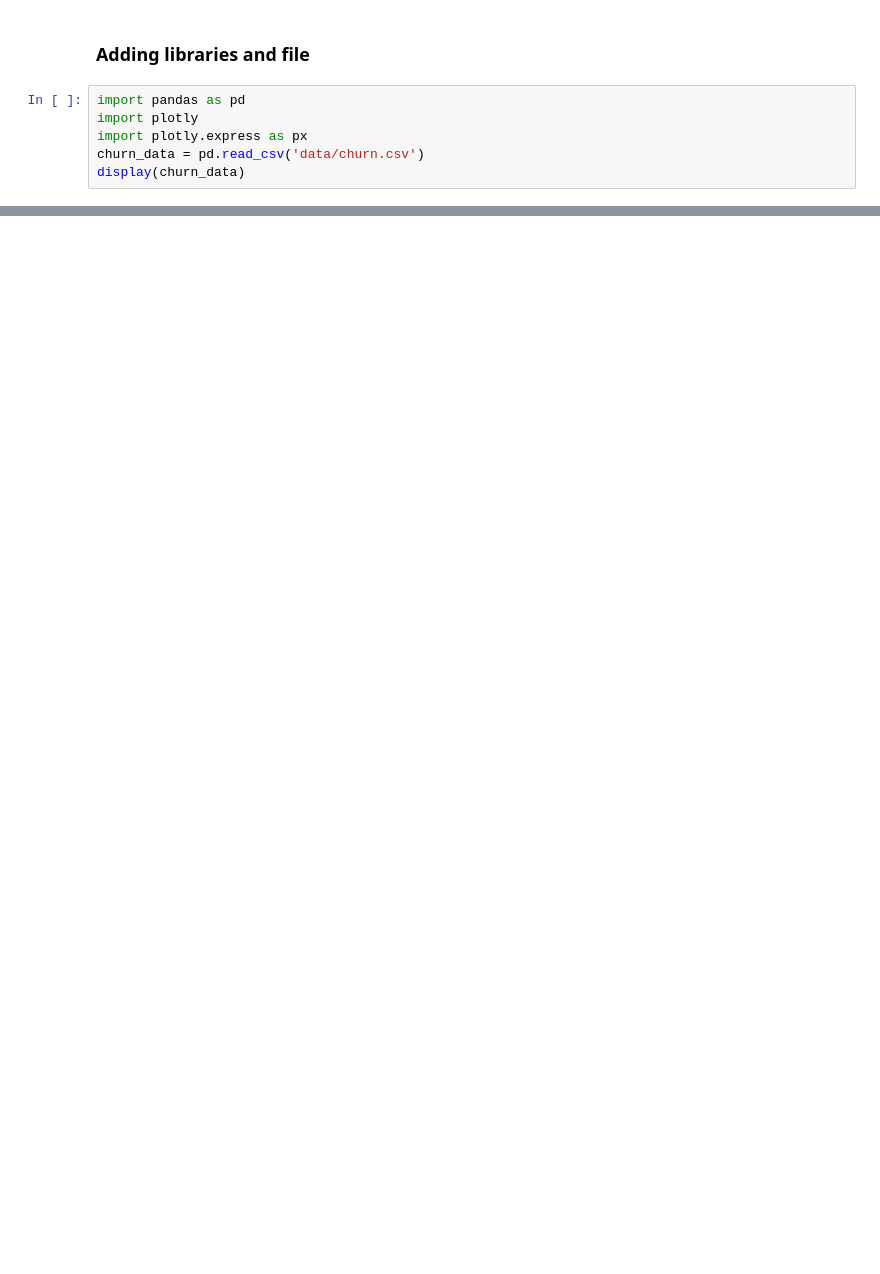
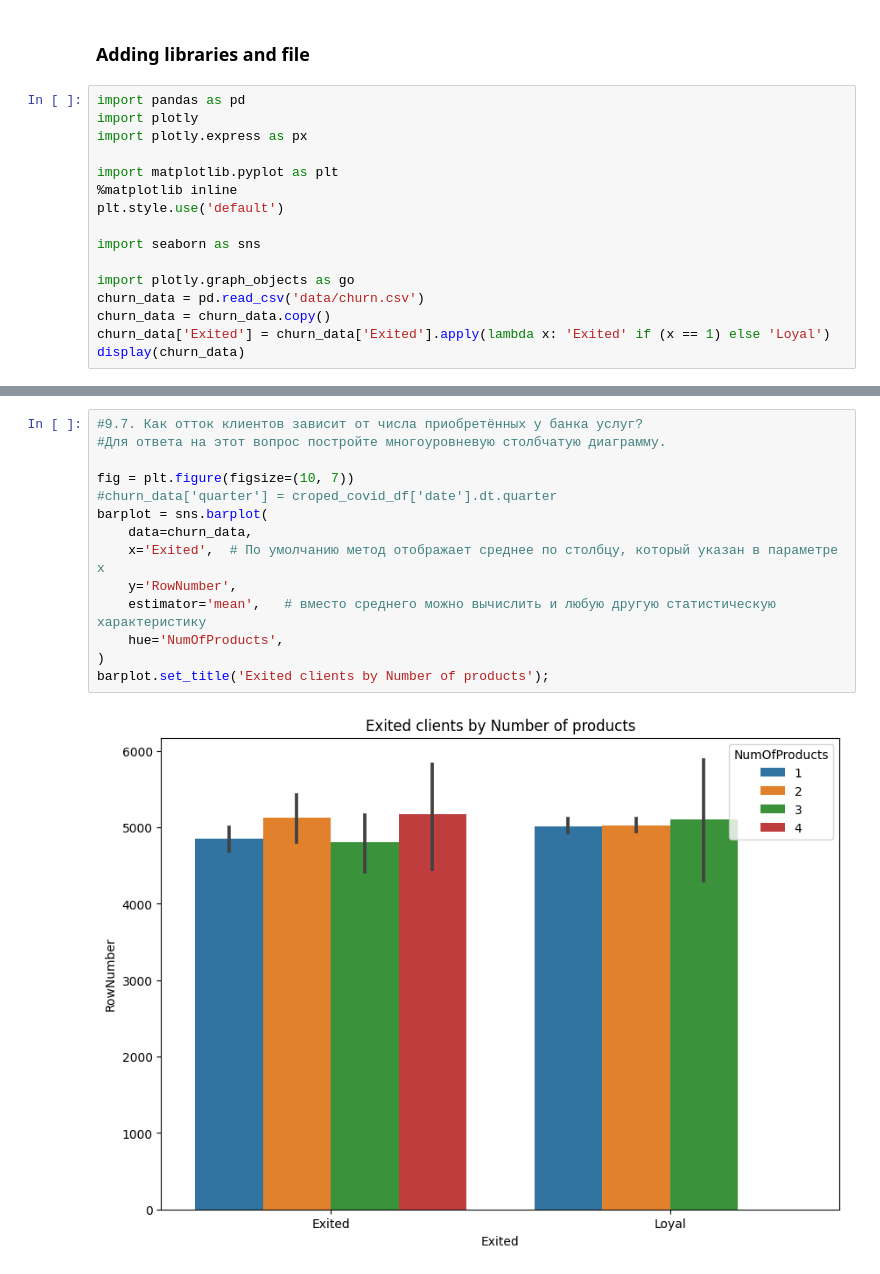
Before and after one commit to PlatArs/Bank_Analytics, a Jupyter notebook: Bank_Analytics.ipynb, the cells around one changed output, grey strips where cells are left out. Saved outputs shown, nothing was run; the diff lists cells and outputs as text; blank space fills up the shorter version.

```diff
--- a/Bank_Analytics.ipynb
+++ b/Bank_Analytics.ipynb
@@ -4,6 +4,16 @@
 import pandas as pd
 import plotly
 import plotly.express as px
+
+import matplotlib.pyplot as plt
+%matplotlib inline
+plt.style.use('default')
+
+import seaborn as sns
+
+import plotly.graph_objects as go
 churn_data = pd.read_csv('data/churn.csv')
+churn_data = churn_data.copy()
+churn_data['Exited'] = churn_data['Exited'].apply(lambda x: 'Exited' if (x == 1) else 'Loyal')
 display(churn_data)
 # %% [output]
@@ -28,0 +161,16 @@ display(churn_data)
+# %%
+#9.7. Как отток клиентов зависит от числа приобретённых у банка услуг?
+#Для ответа на этот вопрос постройте многоуровневую столбчатую диаграмму.
+
+fig = plt.figure(figsize=(10, 7))
+#churn_data['quarter'] = croped_covid_df['date'].dt.quarter
+barplot = sns.barplot(
+    data=churn_data,
+    x='Exited',  # По умолчанию метод отображает среднее по столбцу, который указан в параметре x
+    y='RowNumber',
+    estimator='mean',   # вместо среднего можно вычислить и любую другую статистическую характеристику
+    hue='NumOfProducts',
+)
+barplot.set_title('Exited clients by Number of products');
+# %% [output]
+[figure, added]
```
Also changed, not shown: parts of 21 cells of this notebook.
